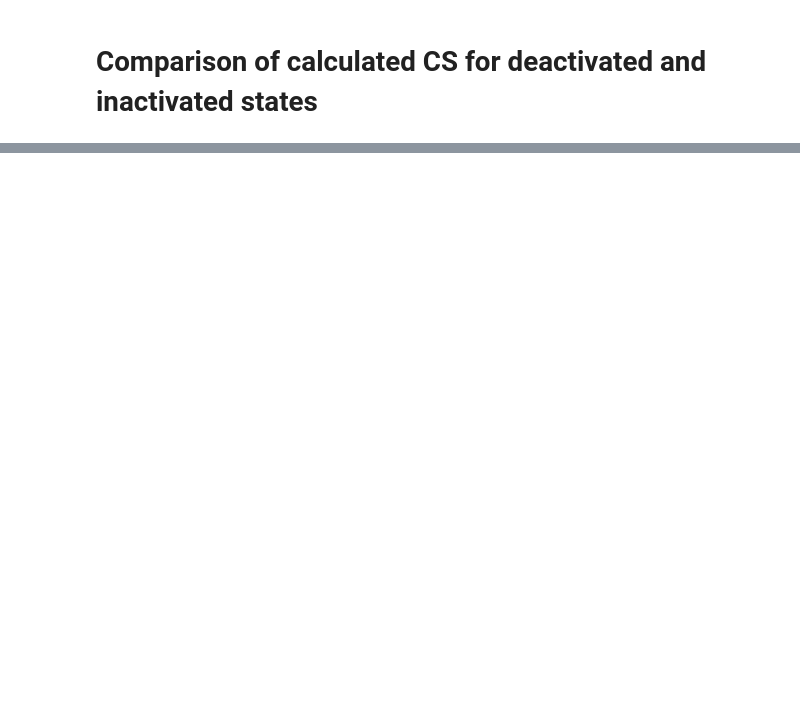
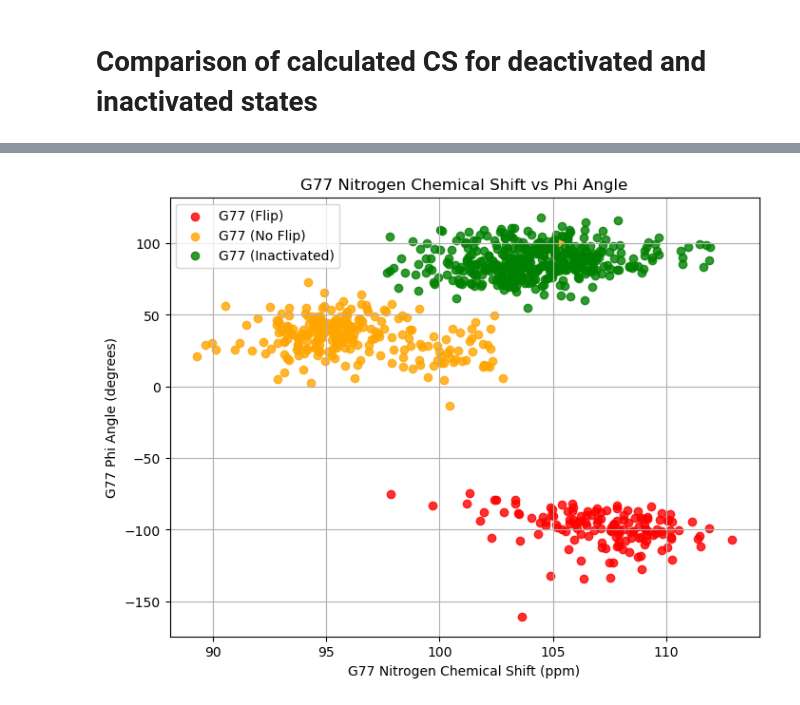
Before and after one commit to Xyunyao/KChannel_torsion_angle, a Jupyter notebook: KcsA_Deactivated_vs_inteacted_predictcs.ipynb, the cells around one changed output, grey strips where cells are left out. Saved outputs shown, nothing was run; the diff lists cells and outputs as text; code cells hidden in the pictures; blank space fills up the shorter version.

```diff
--- a/KcsA_Deactivated_vs_inteacted_predictcs.ipynb
+++ b/KcsA_Deactivated_vs_inteacted_predictcs.ipynb
@@ -150,0 +205,13 @@ plt.show()
+# %%
+
+# we have to remove the frame 470 in G77_df_de because V76 in frame 470 don't have CO, so we have to remove the frame 470 in G77_df_de
+# Remove the specific frame from G77_df_de
+G77_df_de = G77_df_de[~((G77_df_de['resNO'] == 159) & (G77_df_de['frame'] == 470))]
+
+
+#check the data with flip state == 0 or 1
+V76_df_de[(V76_df_de['atom'] == 'C')&(V76_df_de['flip_state'] == 1)].shape
+#check the data size for G77
+G77_df_de[(G77_df_de['atom'] == 'C')&(G77_df_de['flip_state'] == 1)].shape
+
+#NOW both V76 and G77 have the same number of frames with flip state == 1
@@ -150,0 +220,14 @@ plt.show()
+# %%
+# load the data for the inactivated state
+V76_index = [76 - 26 + n * 96 + 1 for n in range(4)]
+G77_index = [77 - 26 + n * 96 + 1 for n in range(4)]
+# Filter rows for V76 and exclude rows where 'atom' starts with 'H'
+V76_df_in = inactivated_data[
+    inactivated_data['resNO'].isin(V76_index) &
+    (~inactivated_data['atom'].astype(str).str.startswith('H'))
+].copy()
+# Filter rows for G77 and exclude rows where 'atom' starts with 'H'
+G77_df_in = inactivated_data[
+    inactivated_data['resNO'].isin(G77_index) &
+    (~inactivated_data['atom'].astype(str).str.startswith('H'))
+].copy()
@@ -150,0 +325,16 @@ plt.show()
+# %%
+# plot the relation ship between g77 nitronge chemical shift and G77 phi angle
+
+N_g77_norm = np.array(G77_df_de[(G77_df_de['flip_state'] == 0) & (G77_df_de['atom'] == 'N')]['iso'])
+phi_g77_norm = np.array(G77_df_de[(G77_df_de['flip_state'] == 0)&(G77_df_de['atom'] == 'N')]['torsion_angle_phi'])
+plt.figure(figsize=(8, 6))
+plt.scatter(N_g77_flip, phi_g77_flip, color='red', label='G77 (Flip)', alpha=0.8)
+plt.scatter(N_g77_norm, phi_g77_norm, color='orange', label='G77 (No Flip)', alpha=0.8)
+plt.scatter(N_g77_in, phi_g77_in, color='green', label='G77 (Inactivated)', alpha=0.8)
+plt.xlabel('G77 Nitrogen Chemical Shift (ppm)')
+plt.ylabel('G77 Phi Angle (degrees)')
+plt.title('G77 Nitrogen Chemical Shift vs Phi Angle')
+plt.legend()
+plt.grid(True)
+# %% [output]
+[figure, added]
```
Also changed, not shown: parts of 14 cells of this notebook.
